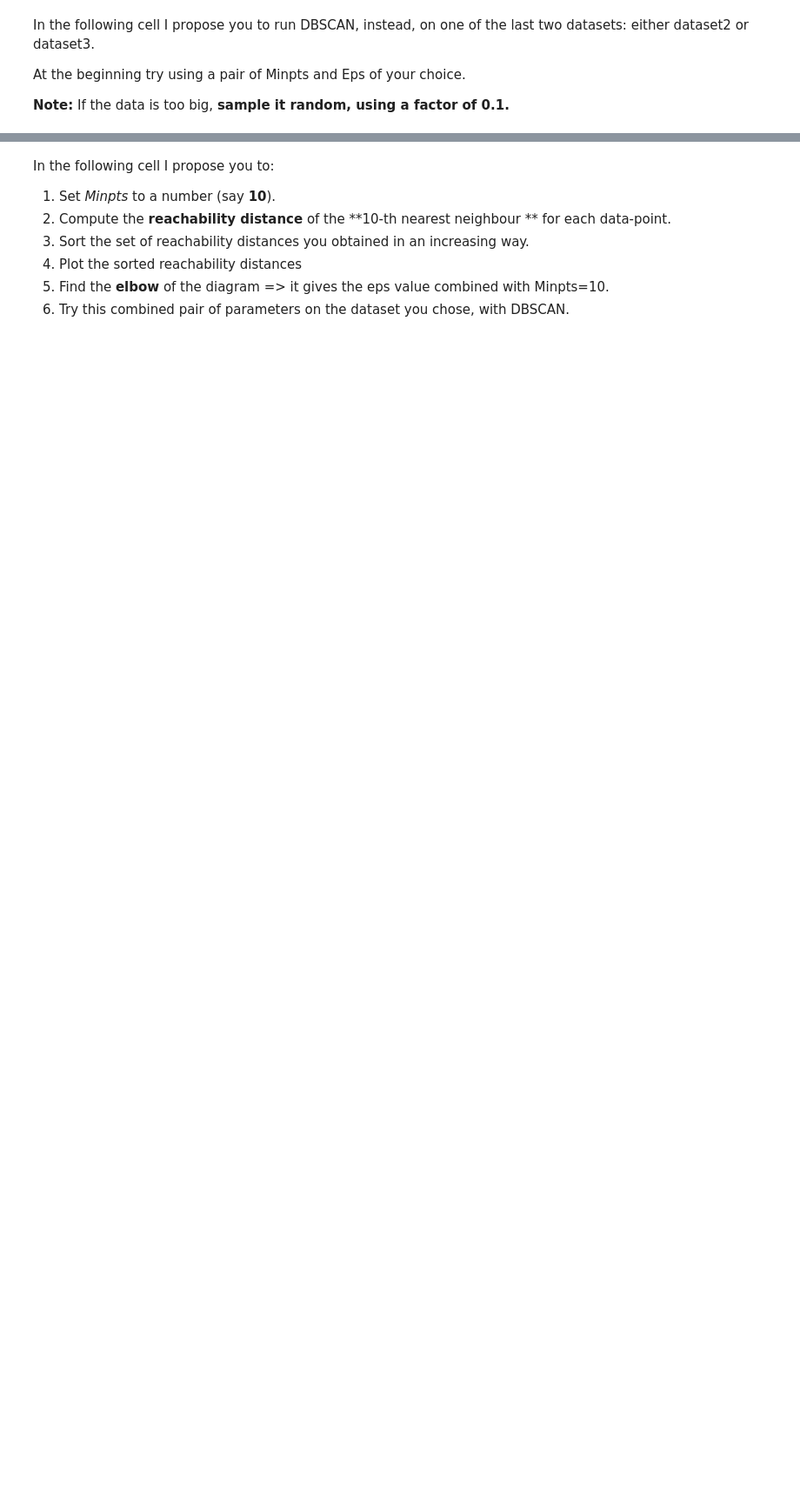
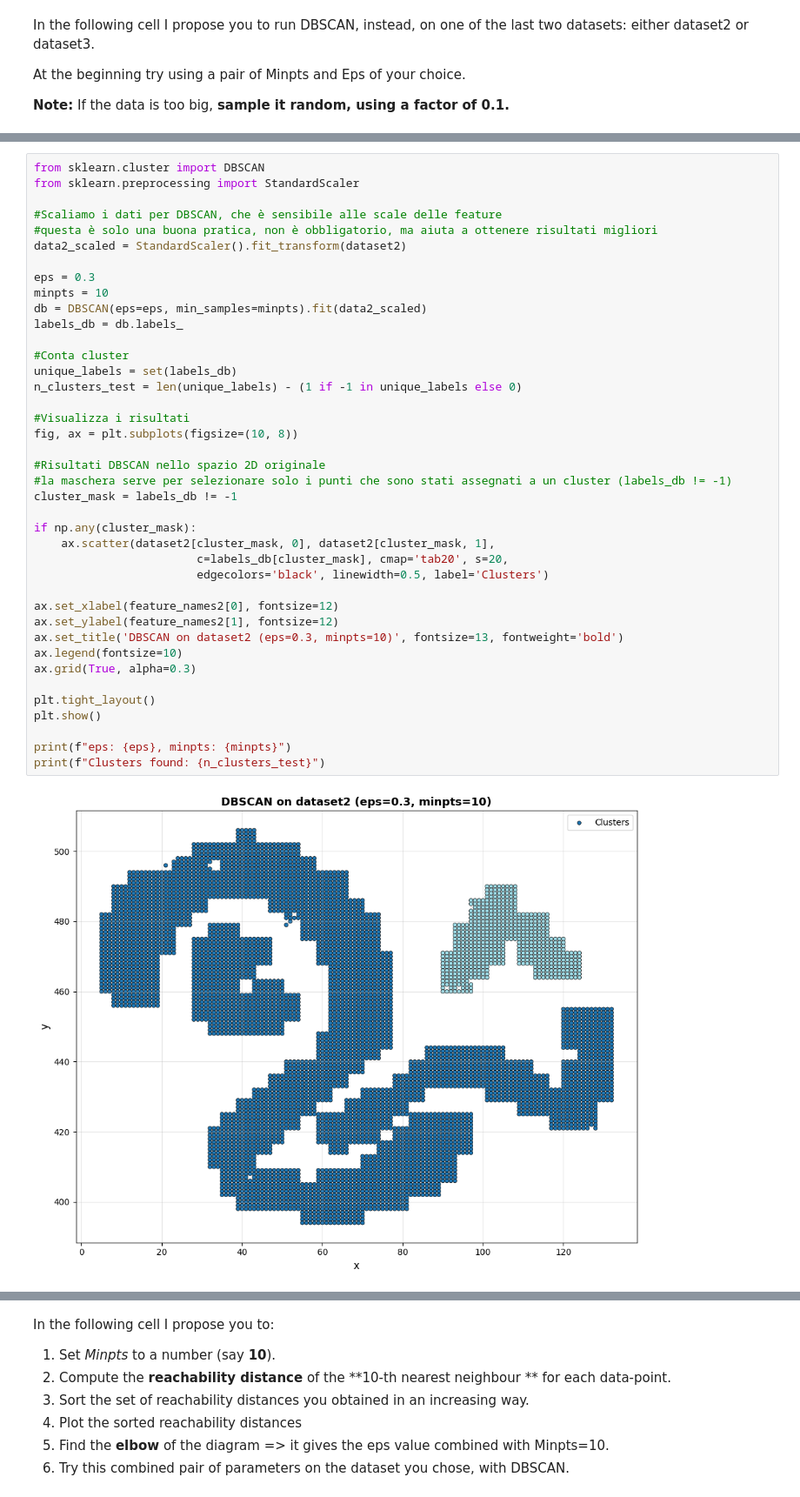
Before and after one commit to RaffaeleMelluso/AAUT, a Jupyter notebook: LAB_MEO/clustering/clustering_aa_25_26.ipynb, the cells around one changed output, grey strips where cells are left out. Shown at 87% size. Saved outputs shown, nothing was run; the diff lists cells and outputs as text; blank space fills up the shorter version.

```diff
--- a/LAB_MEO/clustering/clustering_aa_25_26.ipynb
+++ b/LAB_MEO/clustering/clustering_aa_25_26.ipynb
@@ -375,0 +343,42 @@ Cluster labels and counts: {np.int64(-1): np.int64(1), np.int64(0): np.int64(179
+# %%
+from sklearn.cluster import DBSCAN
+from sklearn.preprocessing import StandardScaler
+
+#Scaliamo i dati per DBSCAN, che è sensibile alle scale delle feature
+#questa è solo una buona pratica, non è obbligatorio, ma aiuta a ottenere risultati migliori
+data2_scaled = StandardScaler().fit_transform(dataset2)
+
+eps = 0.3
+minpts = 10
+db = DBSCAN(eps=eps, min_samples=minpts).fit(data2_scaled)
+labels_db = db.labels_
+
+#Conta cluster
+unique_labels = set(labels_db)
+n_clusters_test = len(unique_labels) - (1 if -1 in unique_labels else 0)
+
+#Visualizza i risultati
+fig, ax = plt.subplots(figsize=(10, 8))
+
+#Risultati DBSCAN nello spazio 2D originale
+#la maschera serve per selezionare solo i punti che sono stati assegnati a un cluster (labels_db != -1)
+cluster_mask = labels_db != -1
+
+if np.any(cluster_mask):
+    ax.scatter(dataset2[cluster_mask, 0], dataset2[cluster_mask, 1],
+                        c=labels_db[cluster_mask], cmap='tab20', s=20,
+                        edgecolors='black', linewidth=0.5, label='Clusters')
+
+ax.set_xlabel(feature_names2[0], fontsize=12)
+ax.set_ylabel(feature_names2[1], fontsize=12)
+ax.set_title('DBSCAN on dataset2 (eps=0.3, minpts=10)', fontsize=13, fontweight='bold')
+ax.legend(fontsize=10)
+ax.grid(True, alpha=0.3)
+
+plt.tight_layout()
+plt.show()
+
+print(f"eps: {eps}, minpts: {minpts}")
+print(f"Clusters found: {n_clusters_test}")
+# %% [output]
+[figure, added]
```
Also changed, not shown: parts of 8 cells of this notebook, 1 other file.
